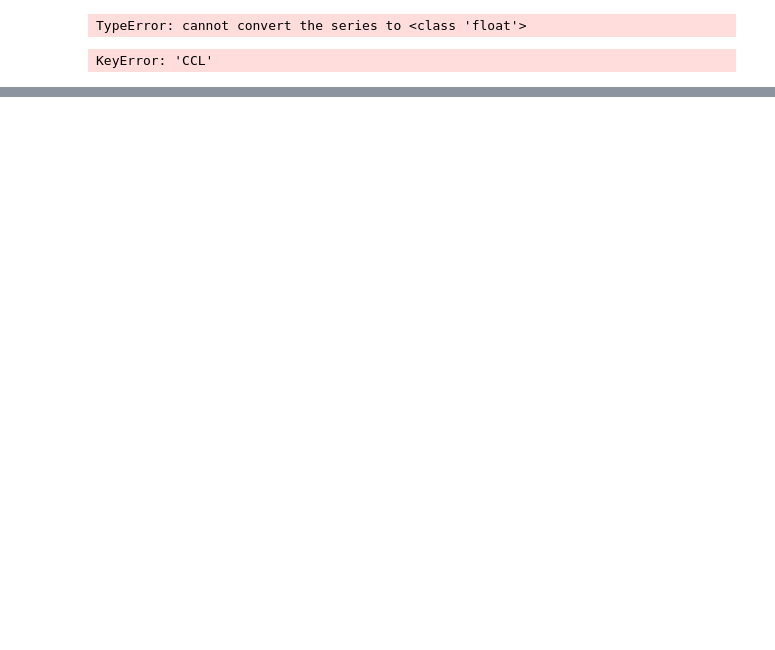
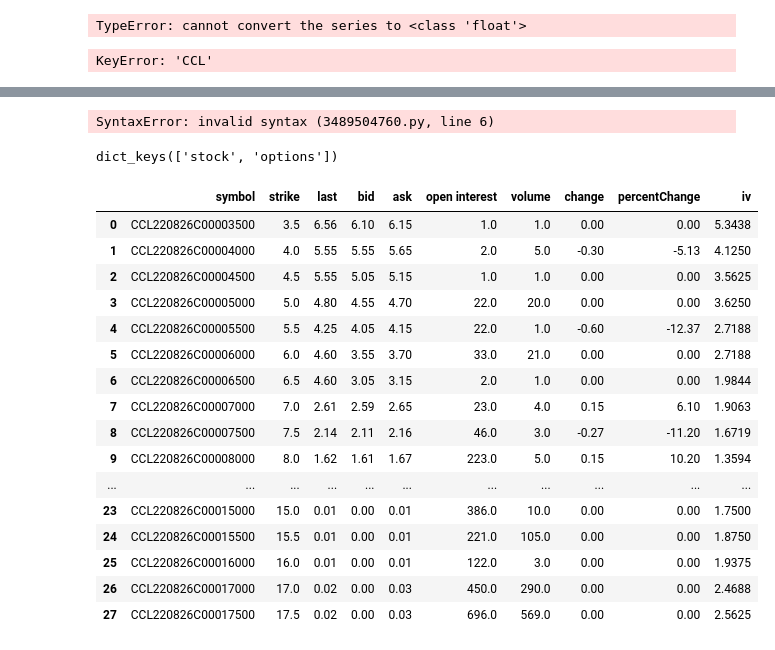
Before and after one commit to cclogan619/Project-3_Wisdom_Learners, a Jupyter notebook: Todd_Files/investment-valuations_P3.ipynb, the cells around one changed output, grey strips where cells are left out. Cells and saved outputs as stored; diff of their text form; code cells hidden in the pictures; blank space fills up the shorter version.

```diff
--- a/Todd_Files/investment-valuations_P3.ipynb
+++ b/Todd_Files/investment-valuations_P3.ipynb
@@ -401,0 +520,68 @@ KeyError: 'CCL'
+# %%
+import requests
+
+url = "https://option-chain.p.rapidapi.com/options/CCL"
+
+headers = {
+	"X-RapidAPI-Key": "e17dcce559msh919faee0afa4c7bp1ce1a6jsn70cc4d9ff538",
+	"X-RapidAPI-Host": "option-chain.p.rapidapi.com"
+}
+
+response = requests.request("GET", url, headers=headers)
+
+#Options = response(["Options":[0: ]})
+
+#print(Options)
+
+#response_df = pd.DataFrame.from_dict(response,orient='index')
+
+#response_df
+
+#print(response.text)
+# %%
+Options_ALL = pd.DataFrame(Body: Options)
+
+#[[0:{"2022-08-26":{"calls":[...],"puts":[...]})
+
+""""""
+}
+1:{...}1 item
+2:{...}1 item
+3:{...}1 item
+4:{...}1 item
+5:{...}1 item]")
+
+"""
+print(Options_ALL)
+# %% [output]
+SyntaxError: invalid syntax (3489504760.py, line 6)
+# %%
+response.json().keys()
+# %% [output]
+dict_keys(['stock', 'options'])
+# %%
+r = response.json()
+p = r["options"][0]['2022-08-26']['calls']
+#convert python dictionary to dataframe
+#Chain = pd.DataFrame.from_dict(r, orient = "index", columns=['date','strike', 'symbol', 'last'])
+#Chain.head()
+df = pd.DataFrame(p)
+df
+# %% [output]
+|  | symbol | strike | last | bid | ask | open interest | volume | change | percentChange | iv |
+| 0 | CCL220826C00003500 | 3.5 | 6.56 | 6.10 | 6.15 | 1.0 | 1.0 | 0.00 | 0.00 | 5.3438 |
+| 1 | CCL220826C00004000 | 4.0 | 5.55 | 5.55 | 5.65 | 2.0 | 5.0 | -0.30 | -5.13 | 4.1250 |
+| 2 | CCL220826C00004500 | 4.5 | 5.55 | 5.05 | 5.15 | 1.0 | 1.0 | 0.00 | 0.00 | 3.5625 |
+| 3 | CCL220826C00005000 | 5.0 | 4.80 | 4.55 | 4.70 | 22.0 | 20.0 | 0.00 | 0.00 | 3.6250 |
+| 4 | CCL220826C00005500 | 5.5 | 4.25 | 4.05 | 4.15 | 22.0 | 1.0 | -0.60 | -12.37 | 2.7188 |
+| 5 | CCL220826C00006000 | 6.0 | 4.60 | 3.55 | 3.70 | 33.0 | 21.0 | 0.00 | 0.00 | 2.7188 |
+| 6 | CCL220826C00006500 | 6.5 | 4.60 | 3.05 | 3.15 | 2.0 | 1.0 | 0.00 | 0.00 | 1.9844 |
+| 7 | CCL220826C00007000 | 7.0 | 2.61 | 2.59 | 2.65 | 23.0 | 4.0 | 0.15 | 6.10 | 1.9063 |
+| 8 | CCL220826C00007500 | 7.5 | 2.14 | 2.11 | 2.16 | 46.0 | 3.0 | -0.27 | -11.20 | 1.6719 |
+| 9 | CCL220826C00008000 | 8.0 | 1.62 | 1.61 | 1.67 | 223.0 | 5.0 | 0.15 | 10.20 | 1.3594 |
+| ... | ... | ... | ... | ... | ... | ... | ... | ... | ... | ... |
+| 23 | CCL220826C00015000 | 15.0 | 0.01 | 0.00 | 0.01 | 386.0 | 10.0 | 0.00 | 0.00 | 1.7500 |
+| 24 | CCL220826C00015500 | 15.5 | 0.01 | 0.00 | 0.01 | 221.0 | 105.0 | 0.00 | 0.00 | 1.8750 |
+| 25 | CCL220826C00016000 | 16.0 | 0.01 | 0.00 | 0.01 | 122.0 | 3.0 | 0.00 | 0.00 | 1.9375 |
+| 26 | CCL220826C00017000 | 17.0 | 0.02 | 0.00 | 0.03 | 450.0 | 290.0 | 0.00 | 0.00 | 2.4688 |
+| 27 | CCL220826C00017500 | 17.5 | 0.02 | 0.00 | 0.03 | 696.0 | 569.0 | 0.00 | 0.00 | 2.5625 |
```
Also changed, not shown: parts of 29 cells of this notebook, 27 other files.
